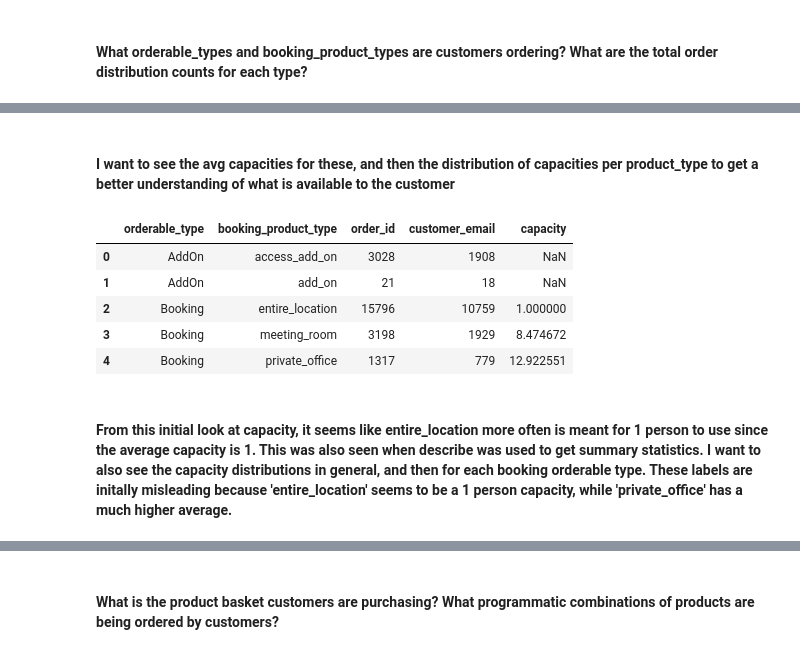
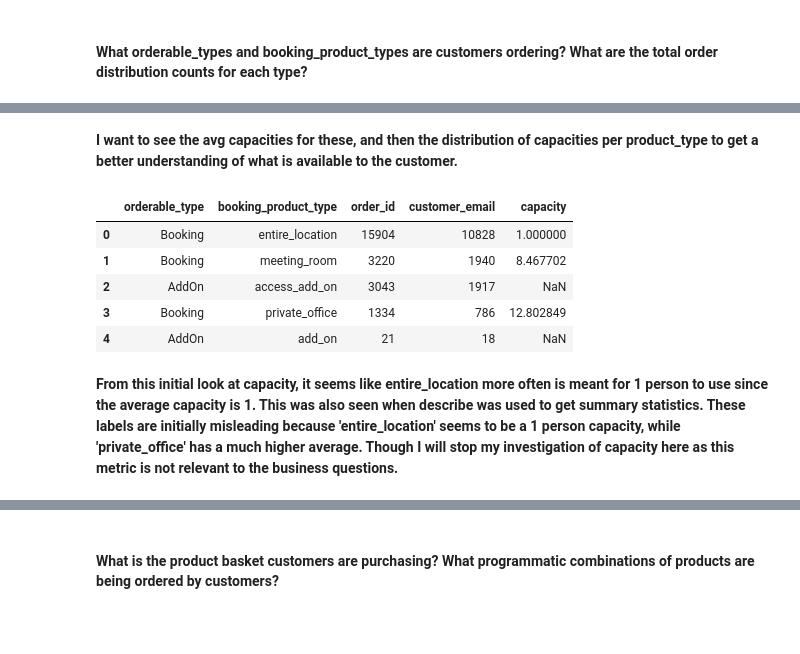
Before and after one commit to talnmizrachi/flexspace_proj, a Jupyter notebook: Flexspace_Customer_Analysis.ipynb, the cells around one changed output, grey strips where cells are left out. Drawn from its saved outputs; the diff is of its cells as text; code cells hidden in the pictures; blank space fills up the shorter version.

```diff
--- a/Flexspace_Customer_Analysis.ipynb
+++ b/Flexspace_Customer_Analysis.ipynb
@@ -130,8 +131,8 @@ cte_query = """
           company_name ILIKE '%%test%%'
           OR fullname ILIKE '%%test%%'
           OR email ILIKE '%%test%%'
-          OR company_name ILIKE '%%test%%'
           OR promotion_code ILIKE '%%test%%'
+          OR partner_name ILIKE '%%test%%'
         )
     )
     AND m.source IN ('WL', 'FM')
@@ -176,0 +174,4 @@ filtered_df.head()
+# %%
+pd.set_option('display.max_columns', None)
+
+filtered_df.head()
@@ -790,19 +535,19 @@ pd.read_sql(product_types_query, con=conn_string)
 # %% [markdown]
-#### I want to see the avg capacities for these, and then the distribution of capacities per product_type to get a better understanding of what is available to the customer
+**I want to see the avg capacities for these, and then the distribution of capacities per product_type to get a better understanding of what is available to the customer.**
 # %%
 #Product and avg capacity
 
 product_capacity = filtered_df[['orderable_type', 'booking_product_type', 'order_id', 'customer_email', 'capacity']].groupby(['orderable_type', 'booking_product_type']).agg({'order_id':'nunique',
                                                                                                                                                                             'customer_email':'nunique',
                                                                                                                                                                             'capacity':'mean'}).reset_index()
 
-product_capacity
+product_capacity.sort_values('order_id', ascending=False, ignore_index=True)
 # %% [output]
 |  | orderable_type | booking_product_type | order_id | customer_email | capacity |
-| 0 | AddOn | access_add_on | 3028 | 1908 | NaN |
-| 1 | AddOn | add_on | 21 | 18 | NaN |
-| 2 | Booking | entire_location | 15796 | 10759 | 1.000000 |
-| 3 | Booking | meeting_room | 3198 | 1929 | 8.474672 |
-| 4 | Booking | private_office | 1317 | 779 | 12.922551 |
+| 0 | Booking | entire_location | 15904 | 10828 | 1.000000 |
+| 1 | Booking | meeting_room | 3220 | 1940 | 8.467702 |
+| 2 | AddOn | access_add_on | 3043 | 1917 | NaN |
+| 3 | Booking | private_office | 1334 | 786 | 12.802849 |
+| 4 | AddOn | add_on | 21 | 18 | NaN |
 # %% [markdown]
-#### From this initial look at capacity, it seems like entire_location more often is meant for 1 person to use since the average capacity is 1. This was also seen when describe was used to get summary statistics. I want to also see the capacity distributions in general, and then for each booking orderable type. These labels are initally misleading because 'entire_location' seems to be a 1 person capacity, while 'private_office' has a much higher average.
+**From this initial look at capacity, it seems like entire_location more often is meant for 1 person to use since the average capacity is 1. This was also seen when describe was used to get summary statistics. These labels are initially misleading because 'entire_location' seems to be a 1 person capacity, while 'private_office' has a much higher average. Though I will stop my investigation of capacity here as this metric is not relevant to the business questions.**
```
Also changed, not shown: parts of 173 cells of this notebook.
